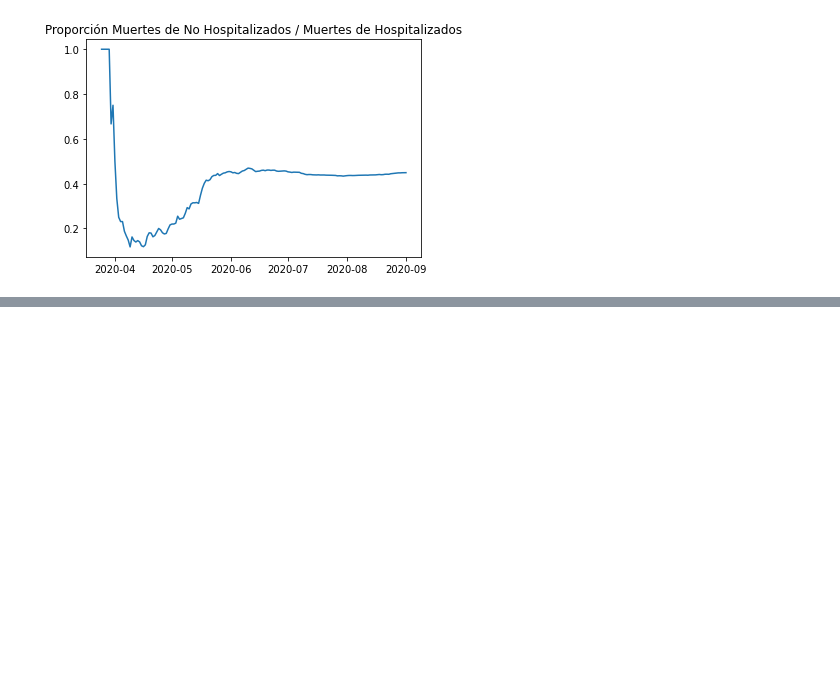
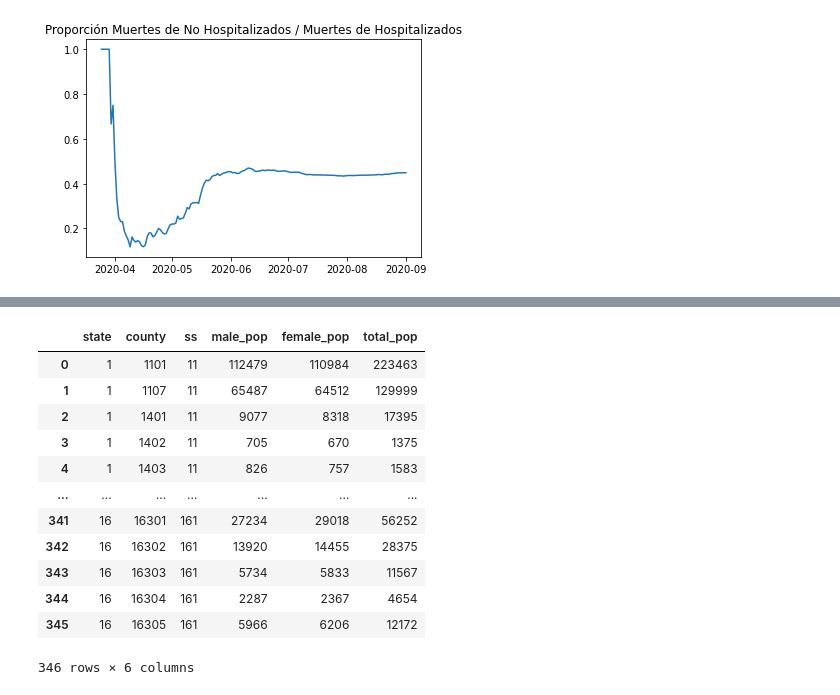
Before and after one commit to DLab/covid19geomodeller, a Jupyter notebook: DataFit/COVID19 Data Analysis.ipynb, the cells around one changed output, grey strips where cells are left out. Saved outputs shown, nothing was run; the diff lists cells and outputs as text; code cells hidden in the pictures; blank space fills up the shorter version.

```diff
--- a/DataFit/COVID19 Data Analysis.ipynb
+++ b/DataFit/COVID19 Data Analysis.ipynb
@@ -312,0 +247,16 @@ plt.plot(np.arange(0,60,0.01),sig5)
+# %%
+cutlist[['state','county','ss','male_pop','female_pop','total_pop']]
+# %% [output]
+|  | state | county | ss | male_pop | female_pop | total_pop |
+| 0 | 1 | 1101 | 11 | 112479 | 110984 | 223463 |
+| 1 | 1 | 1107 | 11 | 65487 | 64512 | 129999 |
+| 2 | 1 | 1401 | 11 | 9077 | 8318 | 17395 |
+| 3 | 1 | 1402 | 11 | 705 | 670 | 1375 |
+| 4 | 1 | 1403 | 11 | 826 | 757 | 1583 |
+| ... | ... | ... | ... | ... | ... | ... |
+| 341 | 16 | 16301 | 161 | 27234 | 29018 | 56252 |
+| 342 | 16 | 16302 | 161 | 13920 | 14455 | 28375 |
+| 343 | 16 | 16303 | 161 | 5734 | 5833 | 11567 |
+| 344 | 16 | 16304 | 161 | 2287 | 2367 | 4654 |
+| 345 | 16 | 16305 | 161 | 5966 | 6206 | 12172 |
+346 rows × 6 columns
```
Also changed, not shown: parts of 42 cells of this notebook, 2 other files.
